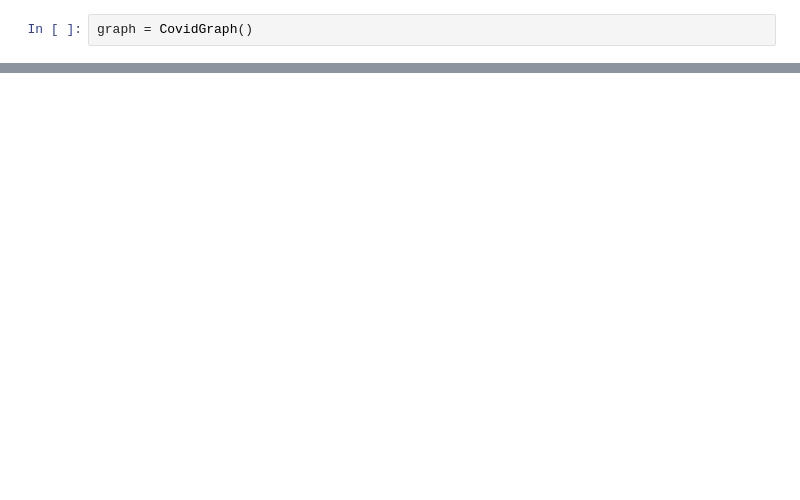
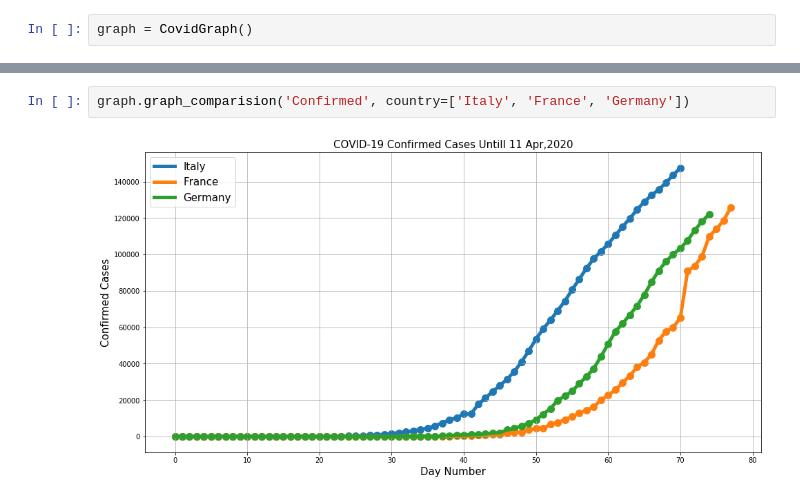
Before and after one commit to Mazhar004/python-data-visualization, a Jupyter notebook: Corona Affected Country/Graph.ipynb, the cells around one changed output, grey strips where cells are left out. Drawn from its saved outputs; the diff is of its cells as text; blank space fills up the shorter version.

```diff
--- a/Corona Affected Country/Graph.ipynb
+++ b/Corona Affected Country/Graph.ipynb
@@ -86 +86,5 @@ graph.graph_comparision('Confirmed', country=[
+# %%
+graph.graph_comparision('Confirmed', country=['Italy', 'France', 'Germany'])
+# %% [output]
+[figure, added]
 # %%
```
Also changed, not shown: parts of 3 cells of this notebook, 16 other files.
